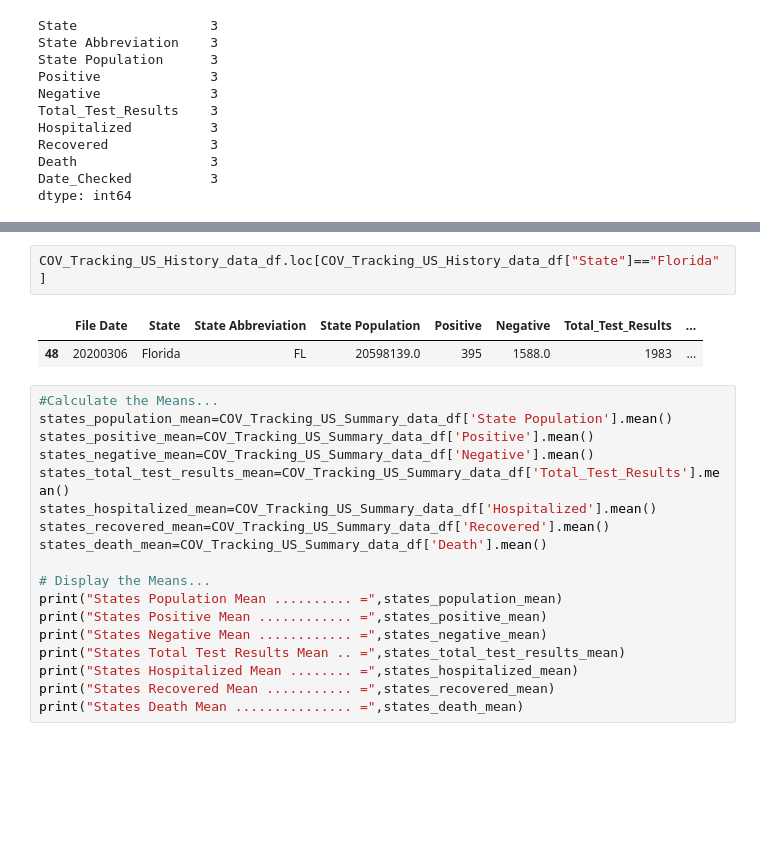
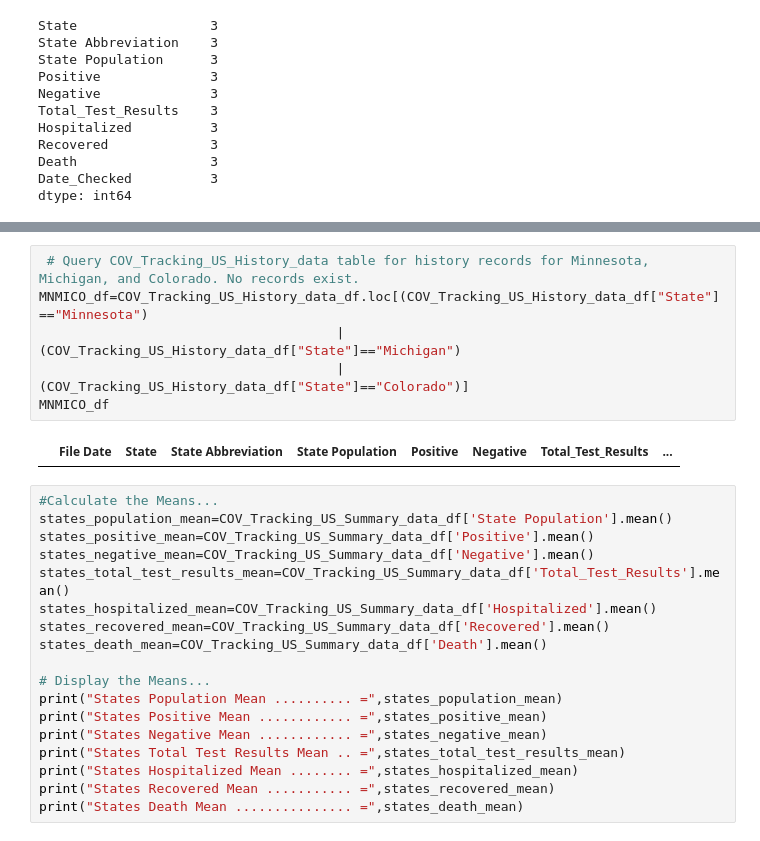
Before and after one commit to zenfinity/MNvsNationalCovid, a Jupyter notebook: Team6_Project1_Charts_MN-MI-CO-NatAvg.ipynb, the cells around one changed output, grey strips where cells are left out. Cells and saved outputs as stored; diff of their text form; blank space fills up the shorter version.

```diff
--- a/Team6_Project1_Charts_MN-MI-CO-NatAvg.ipynb
+++ b/Team6_Project1_Charts_MN-MI-CO-NatAvg.ipynb
@@ -418,8 +405,11 @@ COV_Tracking_US_History_data_df
-# %%
-COV_Tracking_US_History_data_df.loc[COV_Tracking_US_History_data_df["State"]=="Florida"]
-# %% [output]
-|  | File Date | State | State Abbreviation | State Population | Positive | Negative | Total_Test_Results | ... |
-| 48 | 20200306 | Florida | FL | 20598139.0 | 395 | 1588.0 | 1983 | ... |
+# %%
+ # Query COV_Tracking_US_History_data table for history records for Minnesota, Michigan, and Colorado. No records exist.
+MNMICO_df=COV_Tracking_US_History_data_df.loc[(COV_Tracking_US_History_data_df["State"]=="Minnesota")
+                                      |(COV_Tracking_US_History_data_df["State"]=="Michigan")
+                                      |(COV_Tracking_US_History_data_df["State"]=="Colorado")]
+MNMICO_df
+# %% [output]
+|  | File Date | State | State Abbreviation | State Population | Positive | Negative | Total_Test_Results | ... |
 # %%
 #Calculate the Means...
 states_population_mean=COV_Tracking_US_Summary_data_df['State Population'].mean()
```
Also changed, not shown: parts of 11 cells of this notebook, 7 other files.
